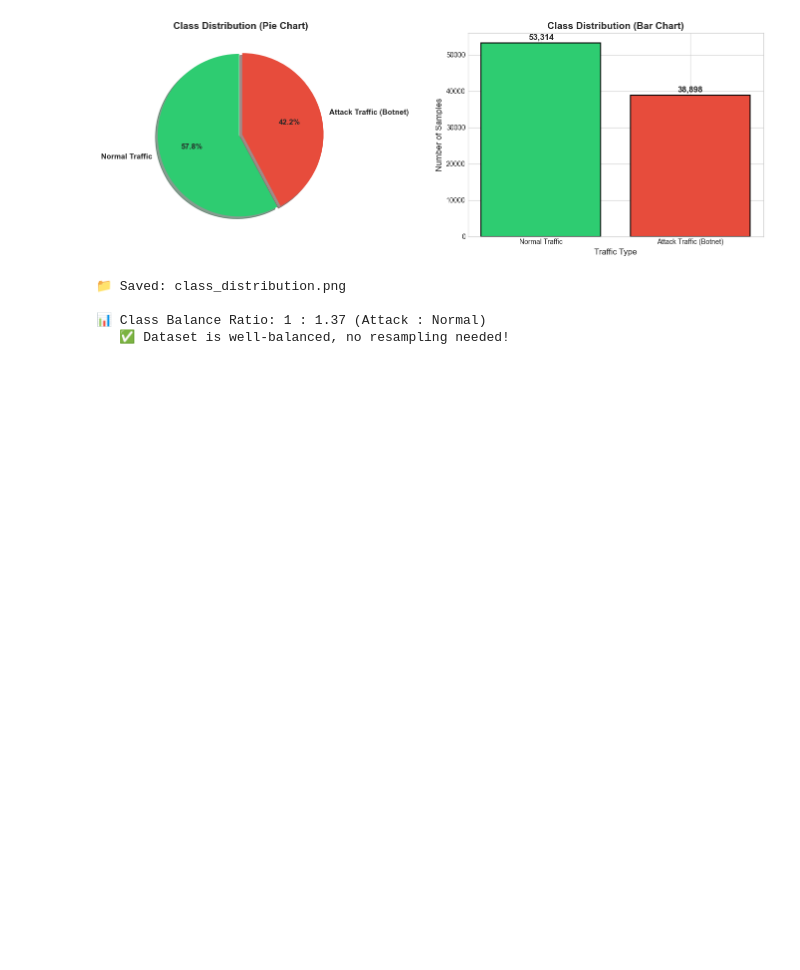
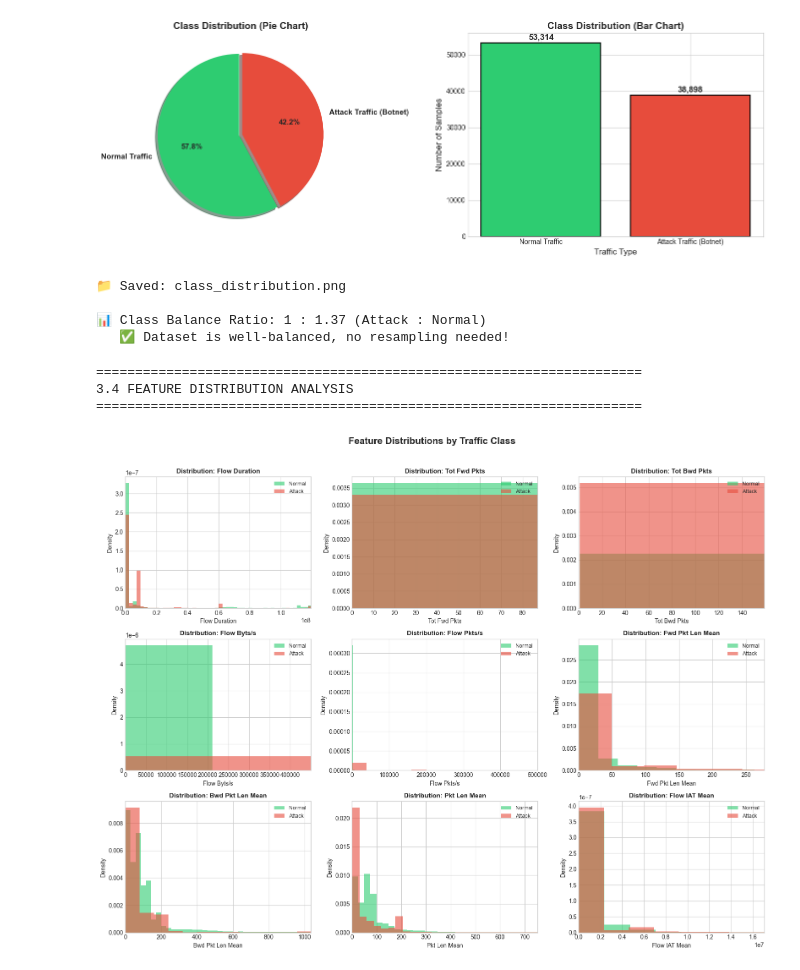
Before and after one commit to zaighumhasaan/ai-crawler-tarpits, a Jupyter notebook: 01_environment_setup.ipynb, the cells around one changed output. Cells and saved outputs as stored; diff of their text form; code cells hidden in the pictures; blank space fills up the shorter version.

Commit message:
Feature distribution analysis done

```diff
--- a/01_environment_setup.ipynb
+++ b/01_environment_setup.ipynb
@@ -259,3 +259,48 @@ print("   ✅ Dataset is well-balanced, no resampling needed!")
 
 📊 Class Balance Ratio: 1 : 1.37 (Attack : Normal)
    ✅ Dataset is well-balanced, no resampling needed!
+# %%
+# 3.4 Feature Distribution Analysis
+print("\n" + "=" * 70)
+print("3.4 FEATURE DISTRIBUTION ANALYSIS")
+print("=" * 70)
+
+# select key features for visualization
+key_features = [
+    'Flow Duration', 'Tot Fwd Pkts', 'Tot Bwd Pkts',
+    'Flow Byts/s', 'Flow Pkts/s', 'Fwd Pkt Len Mean',
+    'Bwd Pkt Len Mean', 'Pkt Len Mean', 'Flow IAT Mean'
+]
+
+fig, axes = plt.subplots(3, 3, figsize=(16, 12))
+axes = axes.flatten()
+
+for idx, feature in enumerate(key_features):
+    ax = axes[idx]
+
+    # plot distributions for each class
+    attack_data = df[df['Label'] == 1][feature]
+    normal_data = df[df['Label'] == 0][feature]
+
+    ax.hist(normal_data, bins=50, alpha=0.6, label='Normal', color='#2ecc71', density=True)
+    ax.hist(attack_data, bins=50, alpha=0.6, label='Attack', color='#e74c3c', density=True)
+
+    ax.set_xlabel(feature, fontsize=10)
+    ax.set_ylabel('Density', fontsize=10)
+    ax.set_title(f'Distribution: {feature}', fontsize=11, fontweight='bold')
+    ax.legend(fontsize=9)
+
+    # limit x-axis to exclude extreme outliers
+    q99 = df[feature].quantile(0.99)
+    if q99 > 0:
+        ax.set_xlim(0, q99)
+
+plt.suptitle('Feature Distributions by Traffic Class', fontsize=16, fontweight='bold', y=1.02)
+plt.tight_layout()
+# plt.savefig('feature_distributions.png', dpi=300, bbox_inches='tight')
+plt.show()
+# %% [output]
+======================================================================
+3.4 FEATURE DISTRIBUTION ANALYSIS
+======================================================================
+[figure, added]
```
